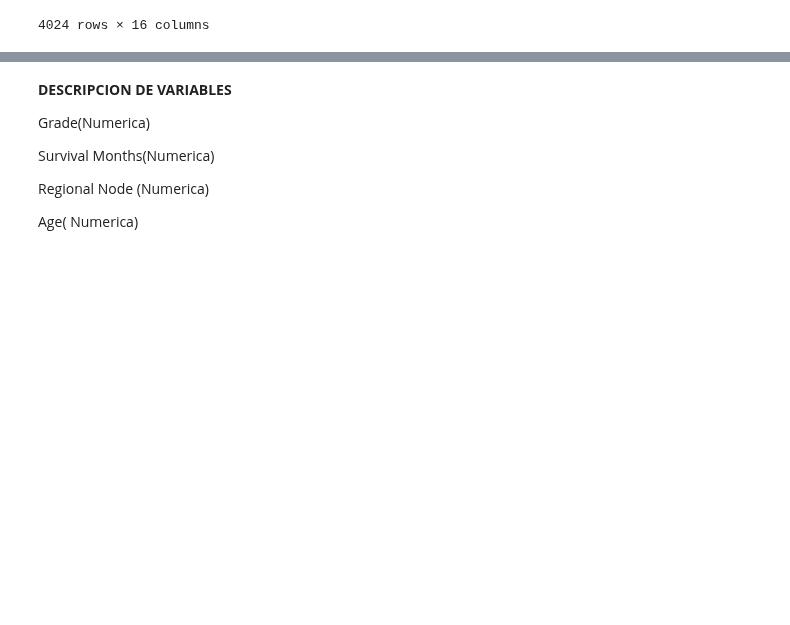
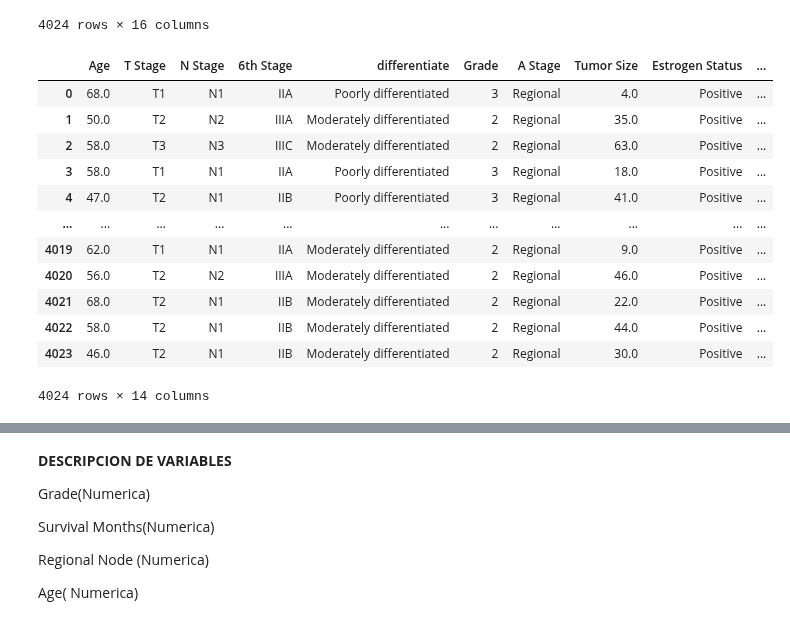
Before and after one commit to Betsymer14/-Proyecto-DS-ParteI-Betsymer-Lugo-.ipynb-, a Jupyter notebook: Copia_de_Untitled2.ipynb, the cells around one changed output, grey strips where cells are left out. Drawn from its saved outputs; the diff is of its cells as text; code cells hidden in the pictures; blank space fills up the shorter version.

```diff
--- a/Copia_de_Untitled2.ipynb
+++ b/Copia_de_Untitled2.ipynb
@@ -71,3 +75,19 @@ df
+# %%
+df.drop(-339)
+# %% [output]
+|  | Age | T Stage | N Stage | 6th Stage | differentiate | Grade | A Stage | Tumor Size | Estrogen Status | ... |
+| 0 | 68.0 | T1 | N1 | IIA | Poorly differentiated | 3 | Regional | 4.0 | Positive | ... |
+| 1 | 50.0 | T2 | N2 | IIIA | Moderately differentiated | 2 | Regional | 35.0 | Positive | ... |
+| 2 | 58.0 | T3 | N3 | IIIC | Moderately differentiated | 2 | Regional | 63.0 | Positive | ... |
+| 3 | 58.0 | T1 | N1 | IIA | Poorly differentiated | 3 | Regional | 18.0 | Positive | ... |
+| 4 | 47.0 | T2 | N1 | IIB | Poorly differentiated | 3 | Regional | 41.0 | Positive | ... |
+| ... | ... | ... | ... | ... | ... | ... | ... | ... | ... | ... |
+| 4019 | 62.0 | T1 | N1 | IIA | Moderately differentiated | 2 | Regional | 9.0 | Positive | ... |
+| 4020 | 56.0 | T2 | N2 | IIIA | Moderately differentiated | 2 | Regional | 46.0 | Positive | ... |
+| 4021 | 68.0 | T2 | N1 | IIB | Moderately differentiated | 2 | Regional | 22.0 | Positive | ... |
+| 4022 | 58.0 | T2 | N1 | IIB | Moderately differentiated | 2 | Regional | 44.0 | Positive | ... |
+| 4023 | 46.0 | T2 | N1 | IIB | Moderately differentiated | 2 | Regional | 30.0 | Positive | ... |
+4024 rows × 14 columns
 # %%
 df.head(2000)
 # %% [output]
```
Also changed, not shown: parts of 15 cells of this notebook.
